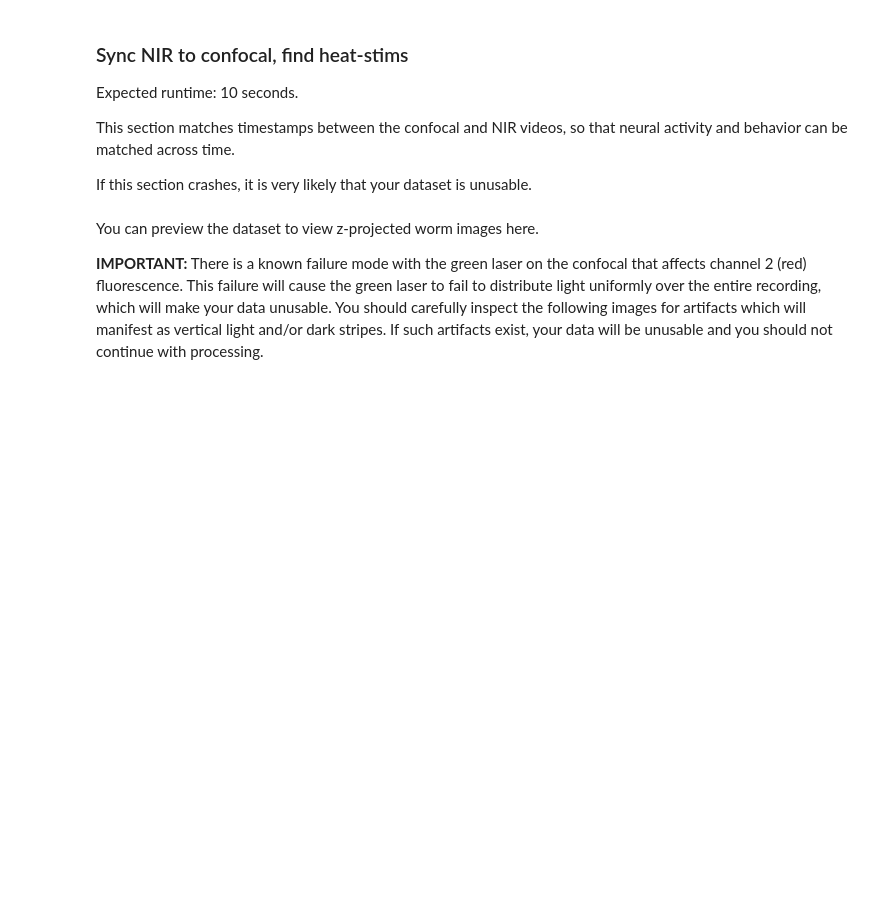
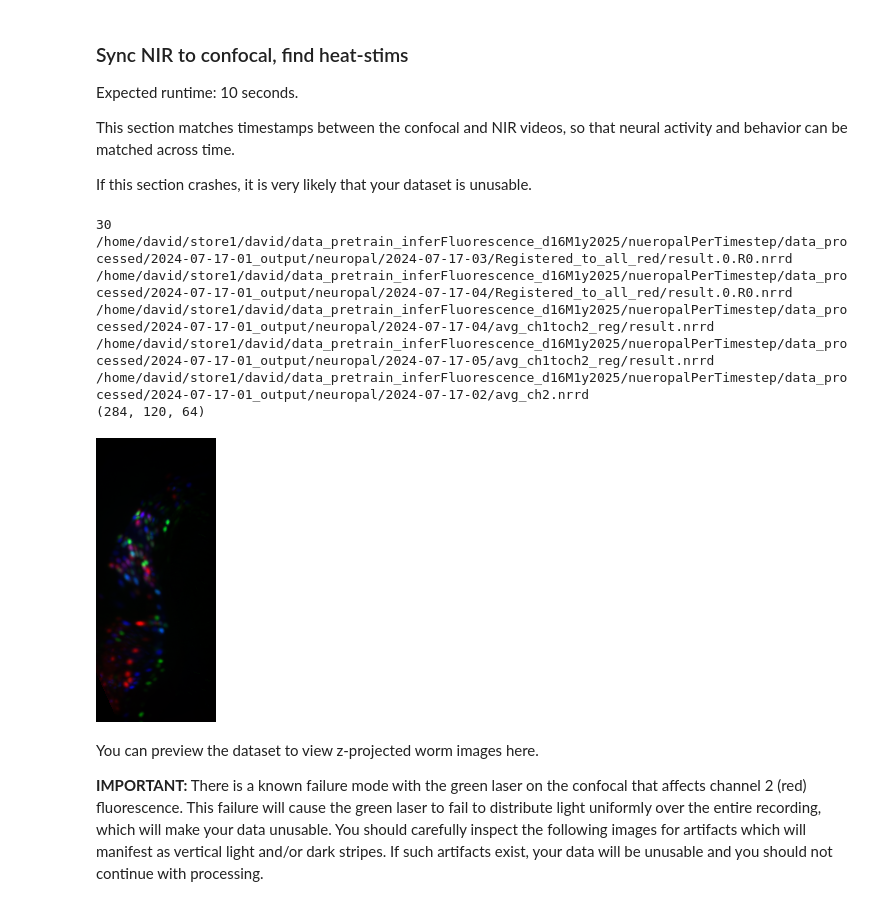
Before and after one commit to DBay-ani/flavellLab_lookingIntoPreTrainedMaterial_d6M1y2024tzET, a Jupyter notebook: formNeuropalSuggestiongForFreelyMovingImages.ipynb, the cells around one changed output. Drawn from its saved outputs; the diff is of its cells as text; code cells hidden in the pictures; blank space fills up the shorter version.

```diff
--- a/formNeuropalSuggestiongForFreelyMovingImages.ipynb
+++ b/formNeuropalSuggestiongForFreelyMovingImages.ipynb
@@ -879,6 +888,58 @@ This section matches timestamps between the confocal and NIR videos, so that neu
 If this section crashes, it is very likely that your dataset is unusable.
 # %%
 get_timing_info!(data_dicts["freely_moving"], params["freely_moving"], param_paths["freely_moving"]["path_h5"], h5_confocal_time_lag);
+# %%
+
+print(string(reg_timepts[dataset_immobilized_central])*"\n");
+res = (0,0); ##params["mNeptune"]["registration_resolution_neuropal"]
+print(joinpath(param_paths["mNeptune"]["path_dir_reg_neuropal"], "result.$(res[1]).R$(res[2]).nrrd")
+    * "\n");
+res = (0,0); ##params["OFP"]["registration_resolution_neuropal"]
+print(joinpath(param_paths["OFP"]["path_dir_reg_neuropal"], "result.$(res[1]).R$(res[2]).nrrd")
+    * "\n");
+print(joinpath(param_paths["OFP"]["path_nrrd_avg_ch1toch2_reg"], "result.nrrd")
+    * "\n");
+print(joinpath(param_paths["BFP"]["path_nrrd_avg_ch1toch2_reg"], "result.nrrd")
+    * "\n");
+print(joinpath(param_paths["all_red"]["path_nrrd_avg"][2])
+    * "\n");
+
+
+
+res = (0,0); ##params["mNeptune"]["registration_resolution_neuropal"]
+    mNeptune = read_img(NRRD(joinpath(param_paths["mNeptune"]["path_dir_reg_neuropal"], "result.$(res[1]).R$(res[2]).nrrd")))
+    #res = params["mNeptune_gcamp"]["registration_resolution_neuropal"]
+    #mNeptune_gcamp = read_img(NRRD(joinpath(param_paths["mNeptune_gcamp"]["path_dir_reg_neuropal"], "result.$(res[1]).R$(res[2]).nrrd")))
+res = (0,0); ##params["OFP"]["registration_resolution_neuropal"]
+    OFP = read_img(NRRD(joinpath(param_paths["OFP"]["path_dir_reg_neuropal"], "result.$(res[1]).R$(res[2]).nrrd")))
+    OFP_GCaMP = read_img(NRRD(joinpath(param_paths["OFP"]["path_nrrd_avg_ch1toch2_reg"], "result.nrrd")))
+    BFP = read_img(NRRD(joinpath(param_paths["BFP"]["path_nrrd_avg_ch1toch2_reg"], "result.nrrd")))
+    all_red = read_img(NRRD(joinpath(param_paths["all_red"]["path_nrrd_avg"][2])))
+
+
+
+
+
+    BFP = read_img(NRRD(param_paths[dataset_central]["path_bfp_img"])); # BFP, (spacing_lat, spacing_lat, spacing_axi))
+    OFP = read_img(NRRD(param_paths[dataset_central]["path_ofp_img"])); # , OFP, (spacing_lat, spacing_lat, spacing_axi))
+    OFP_GCaMP= read_img(NRRD(param_paths[dataset_central]["path_gcamp_img"])); #, OFP_GCaMP, (spacing_lat, spacing_lat, spacing_axi))
+    all_red= read_img(NRRD(param_paths[dataset_central]["path_all_red_img"]));#, all_red, (spacing_lat, spacing_lat, spacing_axi))
+    mNeptune= read_img(NRRD(param_paths[dataset_central]["path_mNeptune_img"]));#, mNeptune, (spacing_lat, spacing_lat, spacing_axi))
+    img_roi=read_img(NRRD(param_paths[dataset_central]["path_neuron_img"])); #, img_roi, (spacing_lat, spacing_lat, spacing_axi))
+
+println(string(size(all_red)))
+RGB.( maxprj((BFP.-minimum(BFP)) ./ (maximum(BFP) - minimum(BFP)),dims=3),
+    maxprj((mNeptune.-minimum(mNeptune)) ./ (maximum(mNeptune) - minimum(mNeptune)),dims=3),
+    maxprj((OFP.-minimum(OFP)) ./ (maximum(OFP) - minimum(OFP)),dims=3),)
+# %% [output]
+30
+/home/david/store1/david/data_pretrain_inferFluorescence_d16M1y2025/nueropalPerTimestep/data_processed/2024-07-17-01_output/neuropal/2024-07-17-03/Registered_to_all_red/result.0.R0.nrrd
+/home/david/store1/david/data_pretrain_inferFluorescence_d16M1y2025/nueropalPerTimestep/data_processed/2024-07-17-01_output/neuropal/2024-07-17-04/Registered_to_all_red/result.0.R0.nrrd
+/home/david/store1/david/data_pretrain_inferFluorescence_d16M1y2025/nueropalPerTimestep/data_processed/2024-07-17-01_output/neuropal/2024-07-17-04/avg_ch1toch2_reg/result.nrrd
+/home/david/store1/david/data_pretrain_inferFluorescence_d16M1y2025/nueropalPerTimestep/data_processed/2024-07-17-01_output/neuropal/2024-07-17-05/avg_ch1toch2_reg/result.nrrd
+/home/david/store1/david/data_pretrain_inferFluorescence_d16M1y2025/nueropalPerTimestep/data_processed/2024-07-17-01_output/neuropal/2024-07-17-02/avg_ch2.nrrd
+(284, 120, 64)
+[figure, added]
 # %% [markdown]
 You can preview the dataset to view z-projected worm images here.
 
```
Also changed, not shown: parts of 31 cells of this notebook, 1 other file.
